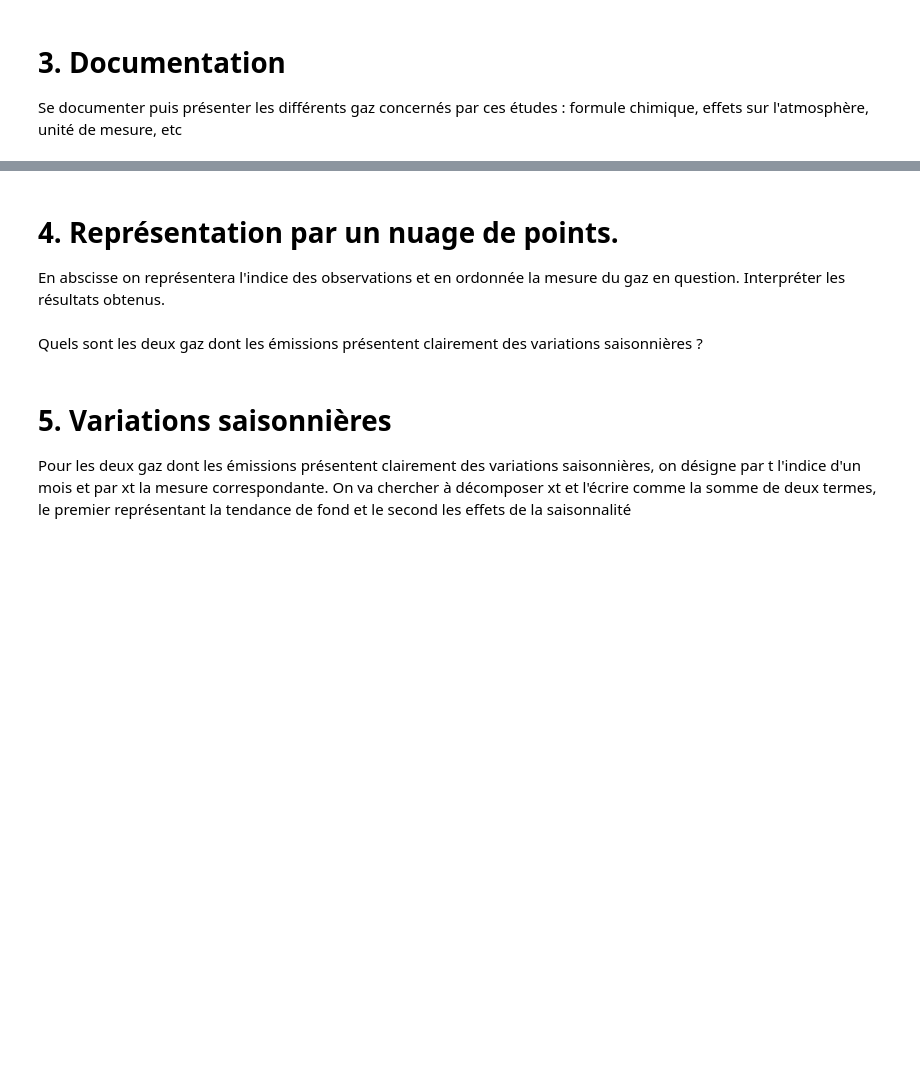
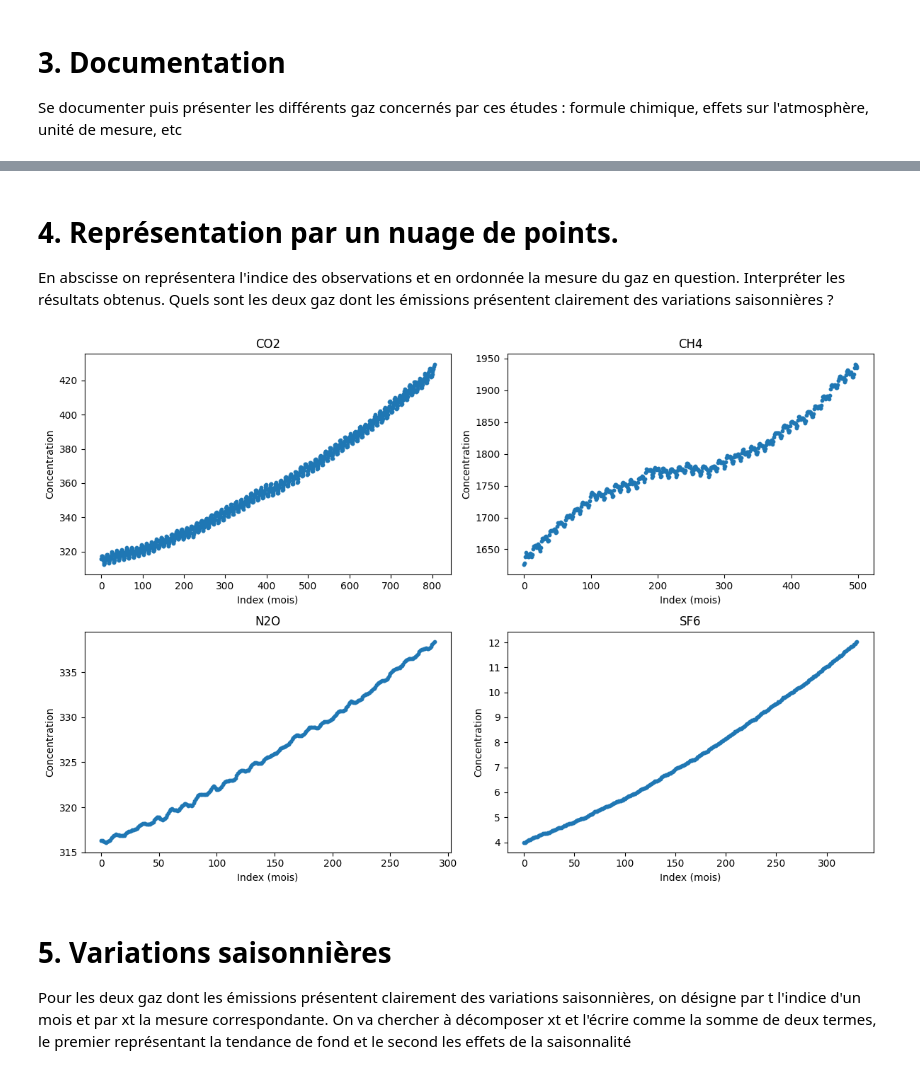
Before and after one commit to DiniBis/2STAT, a Jupyter notebook: main.ipynb, the cells around one changed output, grey strips where cells are left out. Drawn from its saved outputs; the diff is of its cells as text; code cells hidden in the pictures; blank space fills up the shorter version.

```diff
--- a/main.ipynb
+++ b/main.ipynb
@@ -16,6 +51,11 @@ ParserError: Error tokenizing data. C error: Expected 1 fields in line 8, saw 2
 # %% [markdown]
 # 2. Sélection des données
 Pour chaque jeu de données ne conserver que les variables “month“ et “average“. On supprimera donc les autres.
+# %%
+ch4 = ch4[["month", "average"]]
+co2 = co2[["month", "average"]]
+n2o = n2o[["month", "average"]]
+sf6 = sf6[["month", "average"]]
 # %% [markdown]
 # 3. Documentation
 Se documenter puis présenter les différents gaz concernés par ces études : formule chimique, effets sur l'atmosphère, unité de mesure, etc
@@ -22,8 +90,23 @@ Se documenter puis présenter les différents gaz concernés par ces études : f
 # %% [markdown]
 # 4. Représentation par un nuage de points.
 En abscisse on représentera l'indice des observations et en ordonnée la mesure du gaz en question. Interpréter les résultats obtenus.
+Quels sont les deux gaz dont les émissions présentent clairement des variations saisonnières ?
-# %% [markdown]
- Quels sont les deux gaz dont les émissions présentent clairement des variations saisonnières ?
+# %%
+fig, axes = plt.subplots(2, 2, figsize=(12, 8))
+gaz_list = [co2, ch4, n2o, sf6]
+titles = ["CO2", "CH4", "N2O", "SF6"]
+
+for i, (df, title) in enumerate(zip(gaz_list, titles)):
+    ax = axes[i//2, i%2]
+    ax.scatter(df.index, df["average"], s=10)
+    ax.set_title(title)
+    ax.set_xlabel("Index (mois)")
+    ax.set_ylabel("Concentration")
+
+plt.tight_layout()
+plt.show()
+# %% [output]
+[figure, added]
 # %% [markdown]
 # 5. Variations saisonnières
 Pour les deux gaz dont les émissions présentent clairement des variations saisonnières, on désigne par t l'indice d'un mois et par xt la mesure correspondante. On va chercher à décomposer xt et l'écrire comme la somme de deux termes, le premier représentant la tendance de fond et le second les effets de la saisonnalité
```
Also changed, not shown: parts of 9 cells of this notebook.
